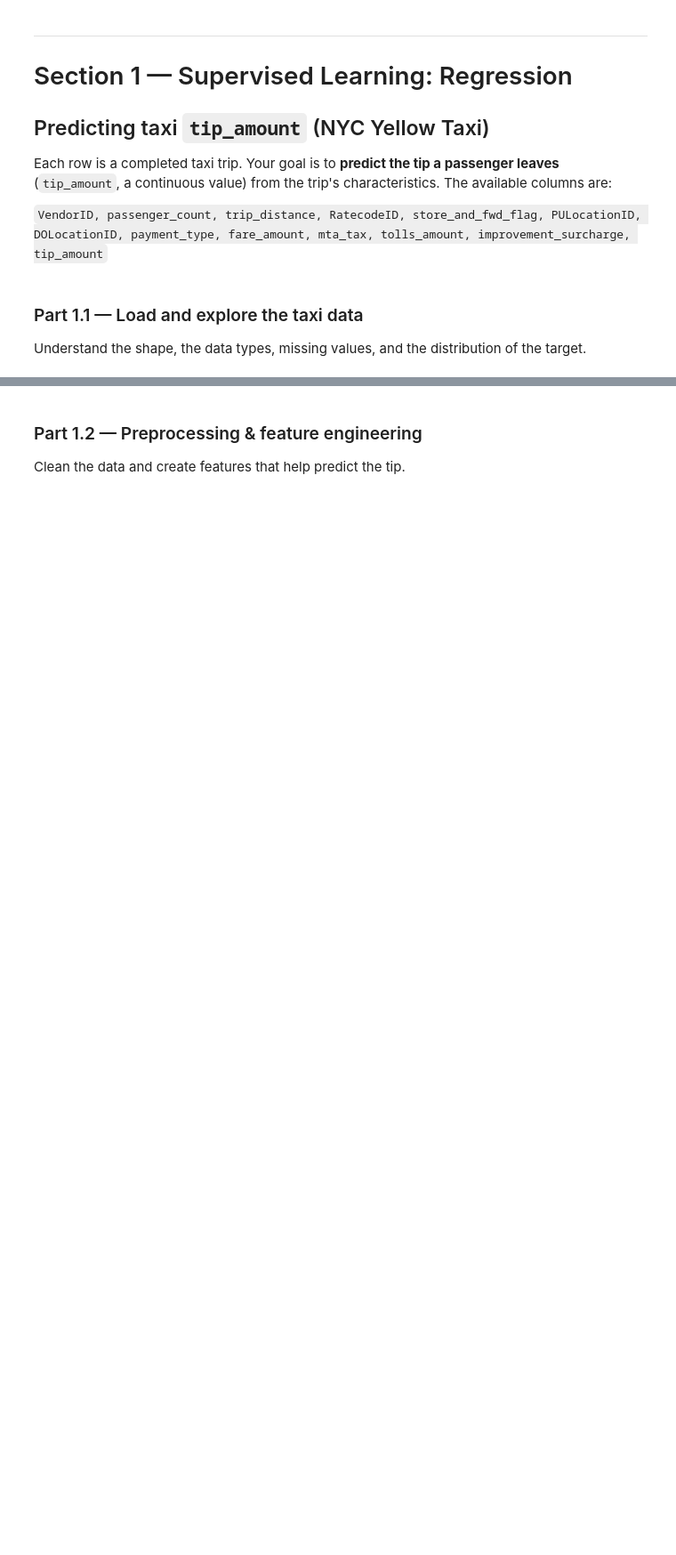
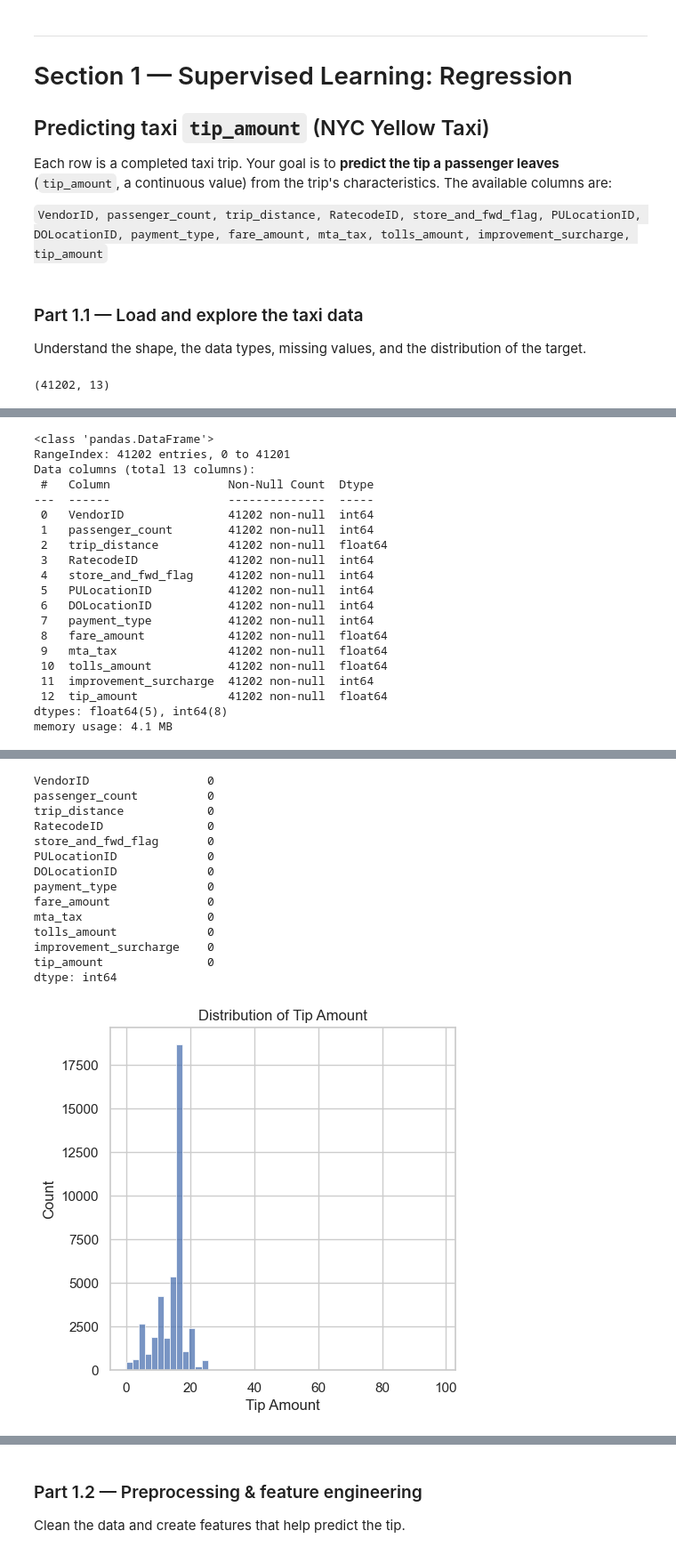
Before and after one commit to issahtiyum/lab-2-predictive-analytics, a Jupyter notebook: lab_2_predictive_analytics.ipynb, the cells around one changed output, grey strips where cells are left out. Shown at 89% size. Drawn from its saved outputs; the diff is of its cells as text; code cells hidden in the pictures; blank space fills up the shorter version.

```diff
--- a/lab_2_predictive_analytics.ipynb
+++ b/lab_2_predictive_analytics.ipynb
@@ -84,12 +84,23 @@ DOLocationID, payment_type, fare_amount, mta_tax, tolls_amount, improvement_surc
 Understand the shape, the data types, missing values, and the distribution of the target.
 # %%
 # TODO: Load the taxi dataset from TAXI_URL into a DataFrame called `taxi`
-# taxi = pd.read_csv(...)
+taxi = pd.read_csv(TAXI_URL)
 
 # TODO: Inspect it
-# - taxi.shape, taxi.head(), taxi.info()
-# - taxi.describe()
-# - count missing values per column: taxi.isna().sum()
+print(taxi.shape),
+display(taxi.head())
+taxi.info()
+display(taxi.describe())
+display(taxi.isna().sum())
 
 # TODO: Visualise the distribution of the target `tip_amount`
-#   (e.g. sns.histplot). Comment on its shape and any extreme values.
+  # (e.g. sns.histplot). Comment on its shape and any extreme values.
+plt.figure(figsize=(5,5))
+sns.histplot(taxi["tip_amount"], bins=50)
+plt.title("Distribution of Tip Amount")
+# plt.xlim(50, 100)
+plt.xlabel("Tip Amount")
+plt.ylabel("Count")
+plt.show()
+# %% [output]
+(41202, 13)
@@ -95,0 +113,20 @@ Understand the shape, the data types, missing values, and the distribution of th
+<class 'pandas.DataFrame'>
+RangeIndex: 41202 entries, 0 to 41201
+Data columns (total 13 columns):
+ #   Column                 Non-Null Count  Dtype
+---  ------                 --------------  -----
+ 0   VendorID               41202 non-null  int64
+ 1   passenger_count        41202 non-null  int64
+ 2   trip_distance          41202 non-null  float64
+ 3   RatecodeID             41202 non-null  int64
+ 4   store_and_fwd_flag     41202 non-null  int64
+ 5   PULocationID           41202 non-null  int64
+ 6   DOLocationID           41202 non-null  int64
+ 7   payment_type           41202 non-null  int64
+ 8   fare_amount            41202 non-null  float64
+ 9   mta_tax                41202 non-null  float64
+ 10  tolls_amount           41202 non-null  float64
+ 11  improvement_surcharge  41202 non-null  int64
+ 12  tip_amount             41202 non-null  float64
+dtypes: float64(5), int64(8)
+memory usage: 4.1 MB
@@ -96,3 +142,18 @@ Understand the shape, the data types, missing values, and the distribution of th
+VendorID                 0
+passenger_count          0
+trip_distance            0
+RatecodeID               0
+store_and_fwd_flag       0
+PULocationID             0
+DOLocationID             0
+payment_type             0
+fare_amount              0
+mta_tax                  0
+tolls_amount             0
+improvement_surcharge    0
+tip_amount               0
+dtype: int64
+[figure, added]
 # %% [markdown]
 **Student Reasoning — Taxi data exploration**
 *What is the shape of the data? Are there missing values or impossible values
```
Also changed, not shown: parts of 22 cells of this notebook, 1 other file.
